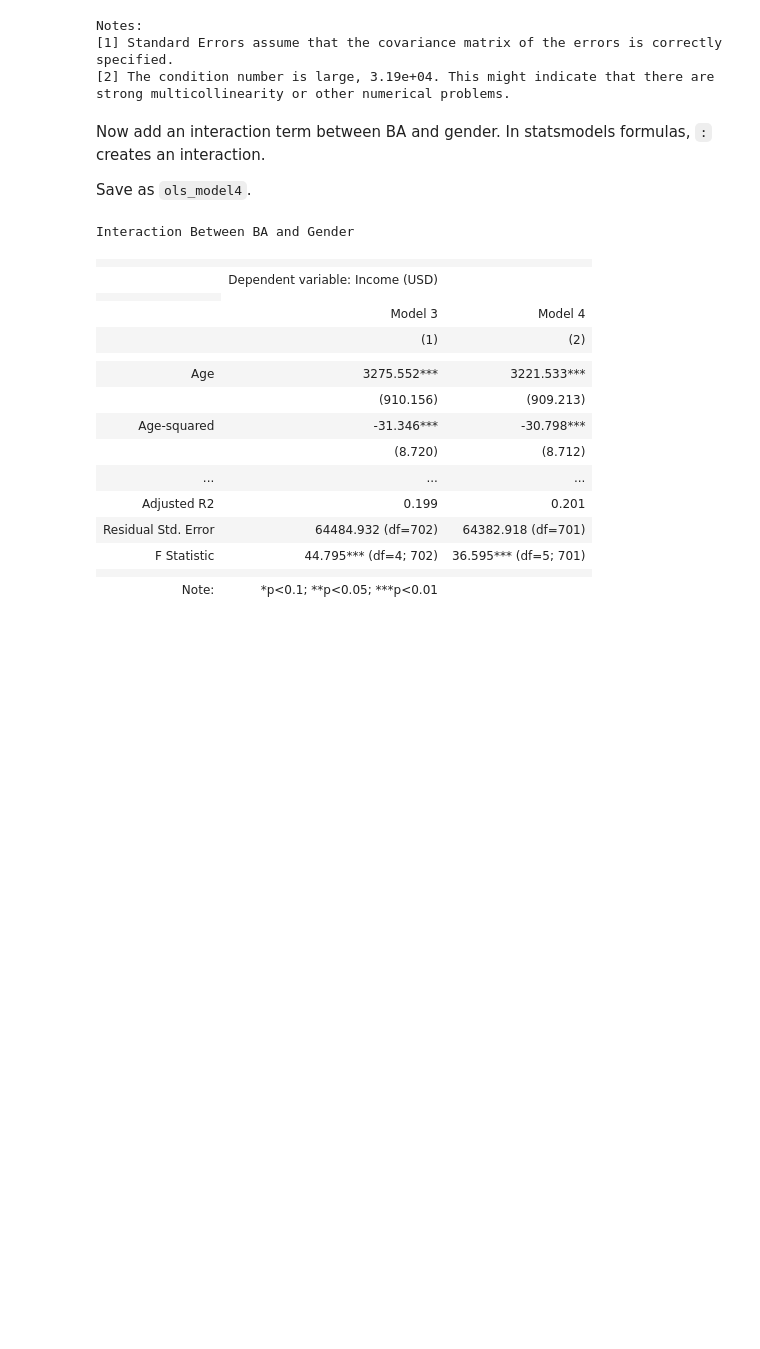
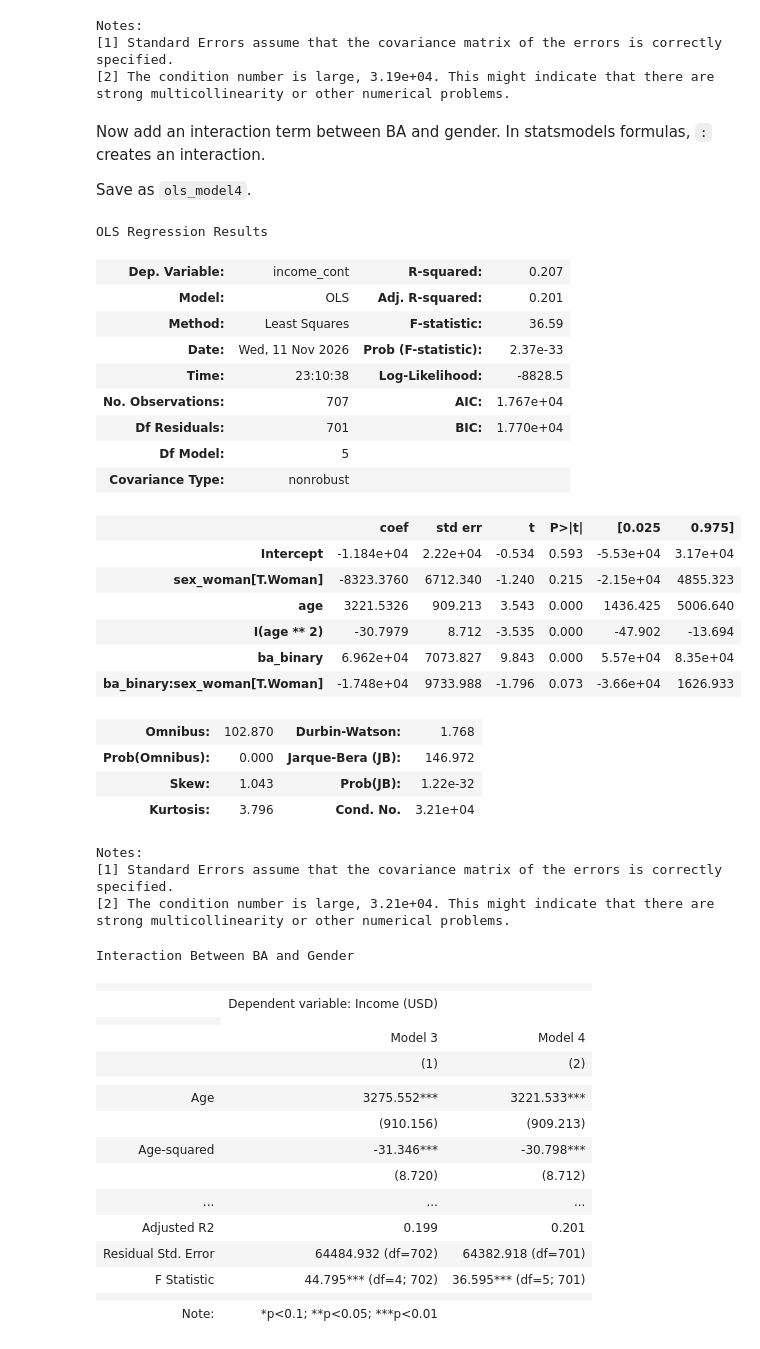
Before and after one commit to xiangyum/hs4002labs_2026, a Jupyter notebook: week6/week6_notebook_student.ipynb, the cells around one changed output. Cells and saved outputs as stored; diff of their text form; code cells hidden in the pictures; blank space fills up the shorter version.

```diff
--- a/week6/week6_notebook_student.ipynb
+++ b/week6/week6_notebook_student.ipynb
@@ -213,8 +220,39 @@ Now add an interaction term between BA and gender. In statsmodels formulas, `:`
 
 Save as `ols_model4`.
 # %%
+# this model asks if education pays off equally for men and women.
 ols_model4 = smf.ols(
 	'income_cont ~ age + I(age**2) + ba_binary + sex_woman + ba_binary:sex_woman',
 	data=df
 ).fit()
+ols_model4.summary()
+# education pays off less for women. for men, education adds $69623 to their income
+# but for women, education adds $69623-$17474=$52149 to their income.
+# but p > 0.1, so evidence is weak
+# %% [output]
+OLS Regression Results
+| Dep. Variable: | income_cont | R-squared: | 0.207 |
+| Model: | OLS | Adj. R-squared: | 0.201 |
+| Method: | Least Squares | F-statistic: | 36.59 |
+| Date: | Wed, 11 Nov 2026 | Prob (F-statistic): | 2.37e-33 |
+| Time: | 23:10:38 | Log-Likelihood: | -8828.5 |
+| No. Observations: | 707 | AIC: | 1.767e+04 |
+| Df Residuals: | 701 | BIC: | 1.770e+04 |
+| Df Model: | 5 |  |  |
+| Covariance Type: | nonrobust |  |  |
+|  | coef | std err | t | P>|t| | [0.025 | 0.975] |
+| Intercept | -1.184e+04 | 2.22e+04 | -0.534 | 0.593 | -5.53e+04 | 3.17e+04 |
+| sex_woman[T.Woman] | -8323.3760 | 6712.340 | -1.240 | 0.215 | -2.15e+04 | 4855.323 |
+| age | 3221.5326 | 909.213 | 3.543 | 0.000 | 1436.425 | 5006.640 |
+| I(age ** 2) | -30.7979 | 8.712 | -3.535 | 0.000 | -47.902 | -13.694 |
+| ba_binary | 6.962e+04 | 7073.827 | 9.843 | 0.000 | 5.57e+04 | 8.35e+04 |
+| ba_binary:sex_woman[T.Woman] | -1.748e+04 | 9733.988 | -1.796 | 0.073 | -3.66e+04 | 1626.933 |
+| Omnibus: | 102.870 | Durbin-Watson: | 1.768 |
+| Prob(Omnibus): | 0.000 | Jarque-Bera (JB): | 146.972 |
+| Skew: | 1.043 | Prob(JB): | 1.22e-32 |
+| Kurtosis: | 3.796 | Cond. No. | 3.21e+04 |
+Notes:
+[1] Standard Errors assume that the covariance matrix of the errors is correctly specified.
+[2] The condition number is large, 3.21e+04. This might indicate that there are
+strong multicollinearity or other numerical problems.
 # %%
```
Also changed, not shown: parts of 20 cells of this notebook, 1 other file.
